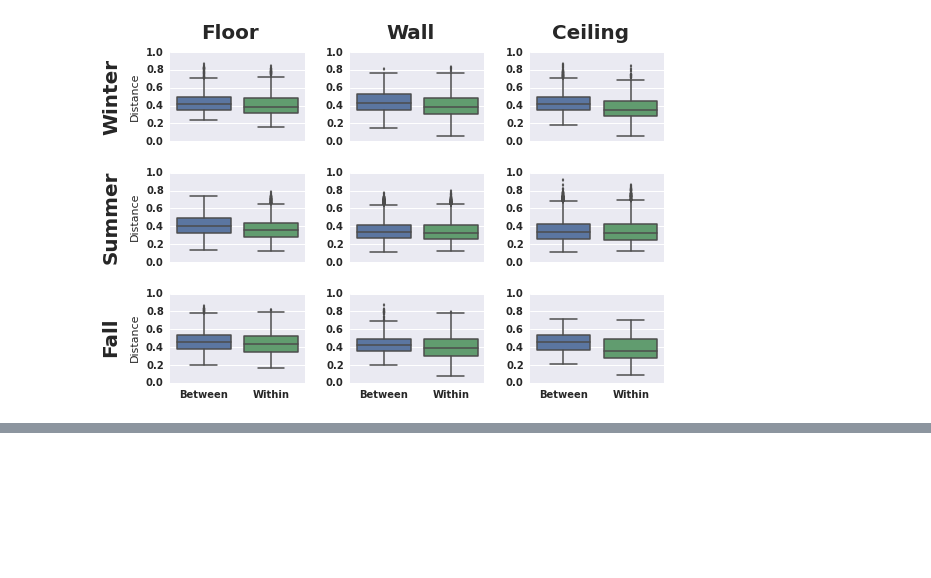
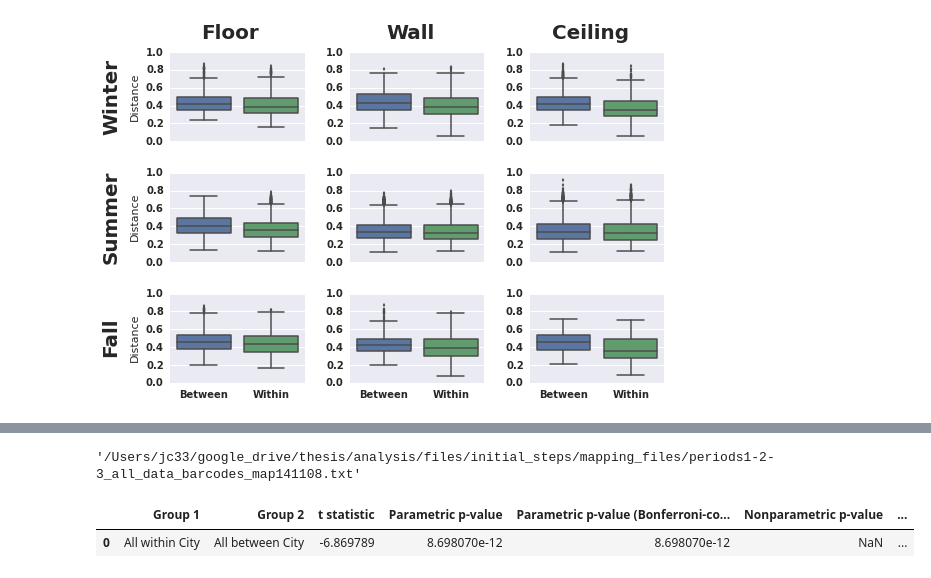
Before and after one commit to johnchase/thesis_analysis, a Jupyter notebook: city_boxplots/get_boxplots.ipynb, the cells around one changed output, grey strips where cells are left out. Saved outputs shown, nothing was run; the diff lists cells and outputs as text; code cells hidden in the pictures; blank space fills up the shorter version.

```diff
--- a/city_boxplots/get_boxplots.ipynb
+++ b/city_boxplots/get_boxplots.ipynb
@@ -155,0 +229,5 @@ plt.savefig('weighted_season_loc_boxplots.png', dpi=300)
+# %%
+fall_floor_plot = '/Users/jc33/google_drive/thesis/analysis/files/dms/fall_floor_plots'
+mapping_file
+# %% [output]
+'/Users/jc33/google_drive/thesis/analysis/files/initial_steps/mapping_files/periods1-2-3_all_data_barcodes_map141108.txt'
@@ -155,0 +298,9 @@ plt.savefig('weighted_season_loc_boxplots.png', dpi=300)
+# %%
+import glob
+for folder in glob.glob('/Users/jc33/google_drive/thesis/analysis/files/dms/*plots'):
+    city_stats = '%s/City_Stats.txt' % folder
+# %%
+city_dfpd.read_csv(city_stats, sep='\t', header=5)
+# %% [output]
+|  | Group 1 | Group 2 | t statistic | Parametric p-value | Parametric p-value (Bonferroni-co... | Nonparametric p-value | ... |
+| 0 | All within City | All between City | -6.869789 | 8.698070e-12 | 8.698070e-12 | NaN | ... |
```
Also changed, not shown: parts of 12 cells of this notebook.
